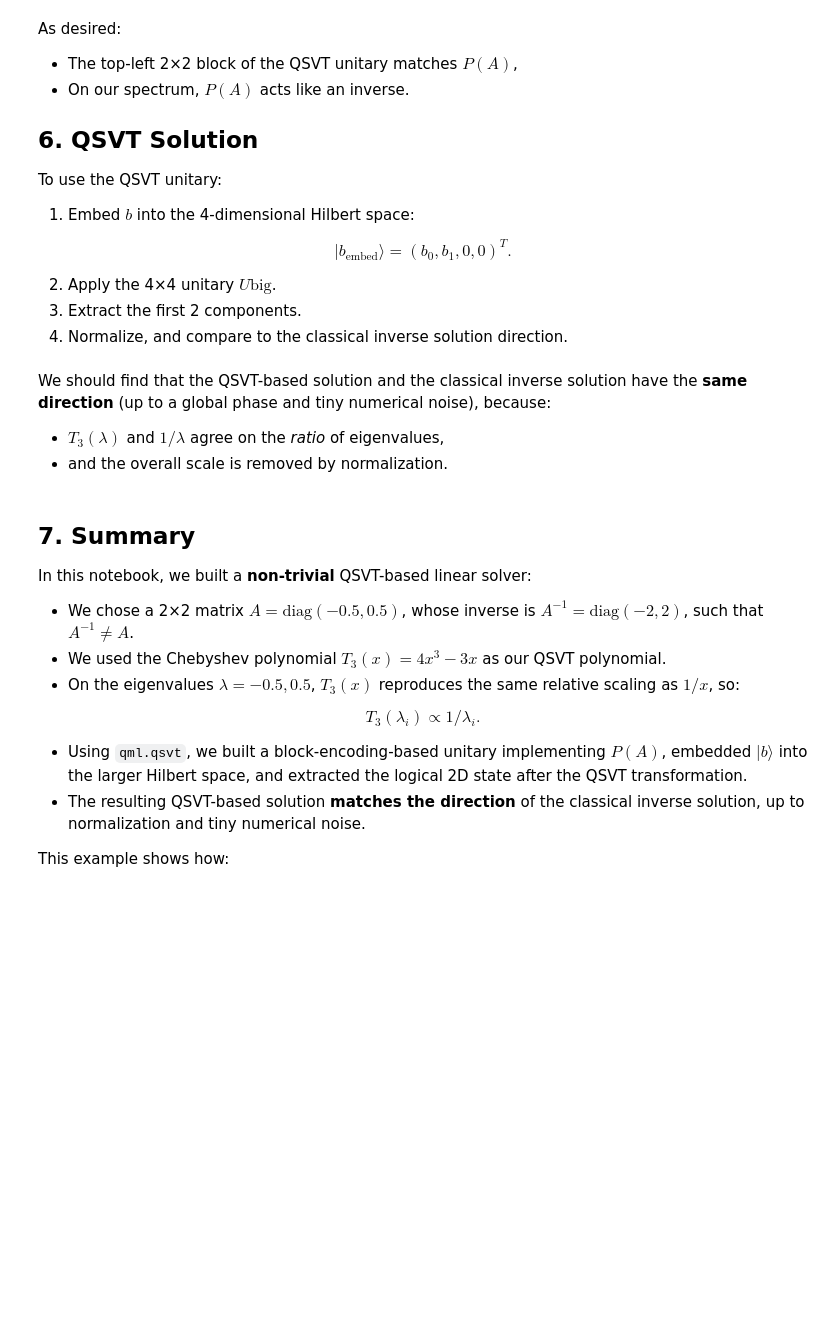
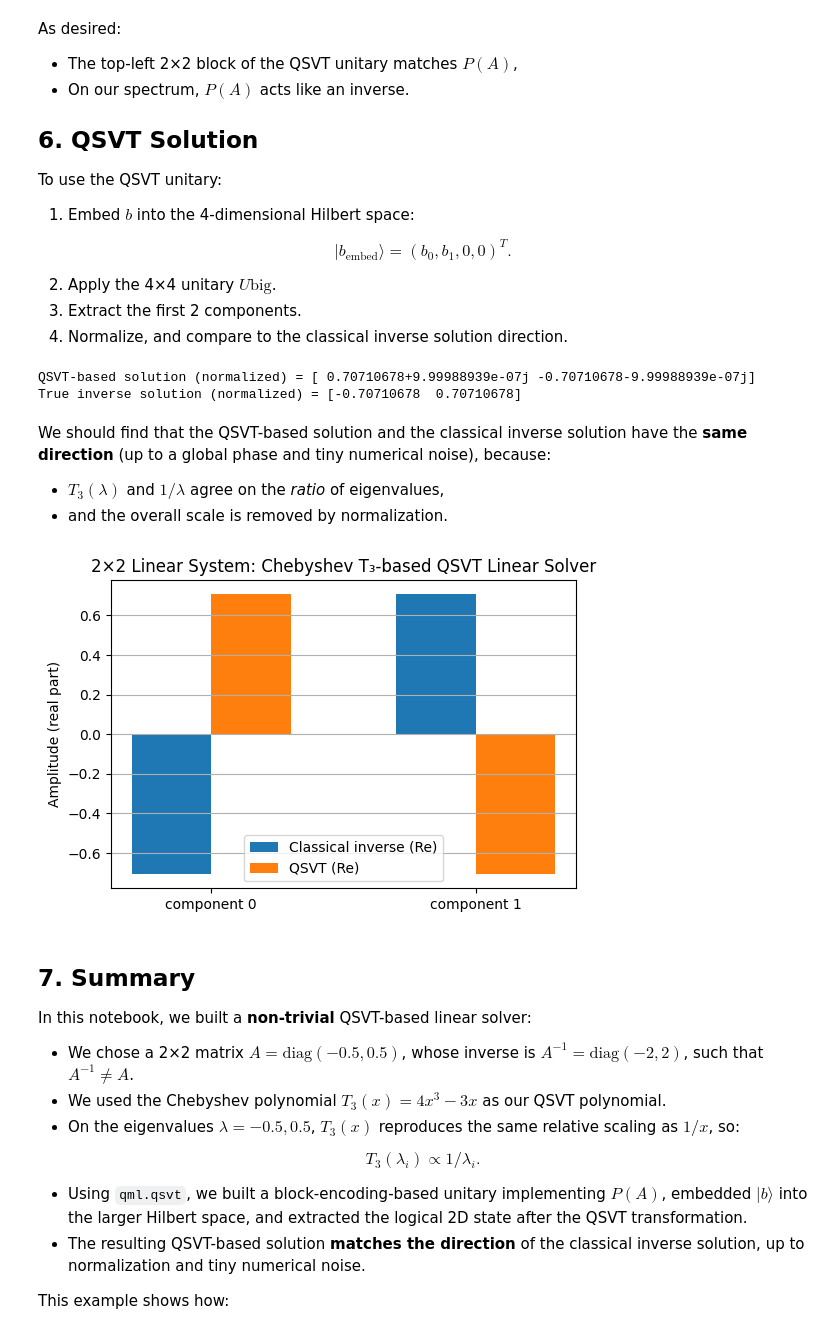
Before and after one commit to SidRichardsQuantum/Quantum_Linear_Algebra_Algorithms, a Jupyter notebook: notebooks/05_QSVT_Linear_Solver_Approximate.ipynb, the cells around one changed output. Cells and saved outputs as stored; diff of their text form; code cells hidden in the pictures; blank space fills up the shorter version.

```diff
--- a/notebooks/05_QSVT_Linear_Solver_Approximate.ipynb
+++ b/notebooks/05_QSVT_Linear_Solver_Approximate.ipynb
@@ -61,10 +61,9 @@ $$
 After normalization, we only care about this **direction**.
 # %%
 # Define A and b
-A = np.array([[-0.5, 0.0],
-              [ 0.0, 0.5]], dtype=float)
+A = np.array([[-0.5, 0.0], [0.0, 0.5]], dtype=float)
 
-b = np.array([1.0/np.sqrt(2), 1.0/np.sqrt(2)])
+b = np.array([1.0 / np.sqrt(2), 1.0 / np.sqrt(2)])
 
 eigvals, eigvecs = np.linalg.eigh(A)
 
@@ -300,6 +336,9 @@ x_qsvt_normalized = x_qsvt / np.linalg.norm(x_qsvt)
 
 print("QSVT-based solution (normalized) =", x_qsvt_normalized)
 print("True inverse solution (normalized) =", x_true_normalized)
+# %% [output]
+QSVT-based solution (normalized) = [ 0.70710678+9.99988939e-07j -0.70710678-9.99988939e-07j]
+True inverse solution (normalized) = [-0.70710678  0.70710678]
 # %% [markdown]
 We should find that the QSVT-based solution and the classical inverse solution have the **same direction** (up to a global phase and tiny numerical noise), because:
 
@@ -308,18 +347,23 @@ We should find that the QSVT-based solution and the classical inverse solution h
 # %%
 # Compare solutions
 labels = ["component 0", "component 1"]
 
-plt.figure(figsize=(6,4))
-plt.bar(np.arange(2) - 0.15, np.real(x_true_normalized),
-        width=0.3, label="Classical inverse (Re)")
-plt.bar(np.arange(2) + 0.15, np.real(x_qsvt_normalized),
-        width=0.3, label="QSVT (Re)")
+plt.figure(figsize=(6, 4))
+plt.bar(
+    np.arange(2) - 0.15,
+    np.real(x_true_normalized),
+    width=0.3,
+    label="Classical inverse (Re)",
+)
+plt.bar(np.arange(2) + 0.15, np.real(x_qsvt_normalized), width=0.3, label="QSVT (Re)")
 plt.xticks(np.arange(2), labels)
 plt.ylabel("Amplitude (real part)")
 plt.title("2×2 Linear System: Chebyshev T₃-based QSVT Linear Solver")
 plt.grid(True, axis="y")
 plt.legend()
 plt.show()
+# %% [output]
+[figure, added]
 # %% [markdown]
 ## 7. Summary
 
```
Also changed, not shown: parts of 4 cells of this notebook, 9 other files.
